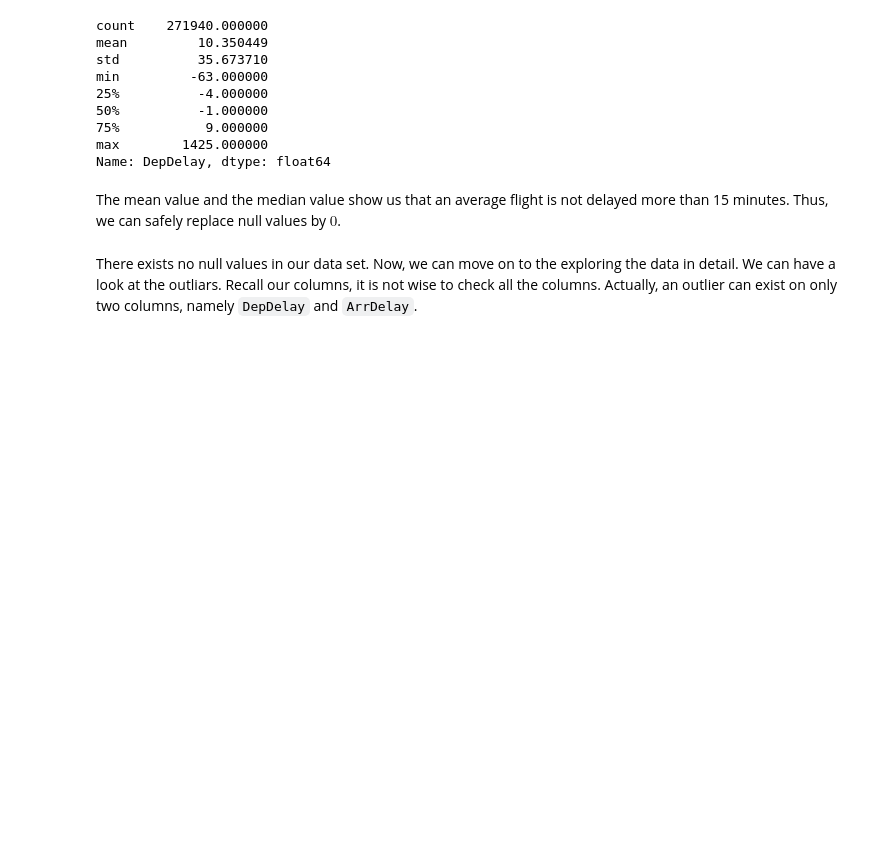
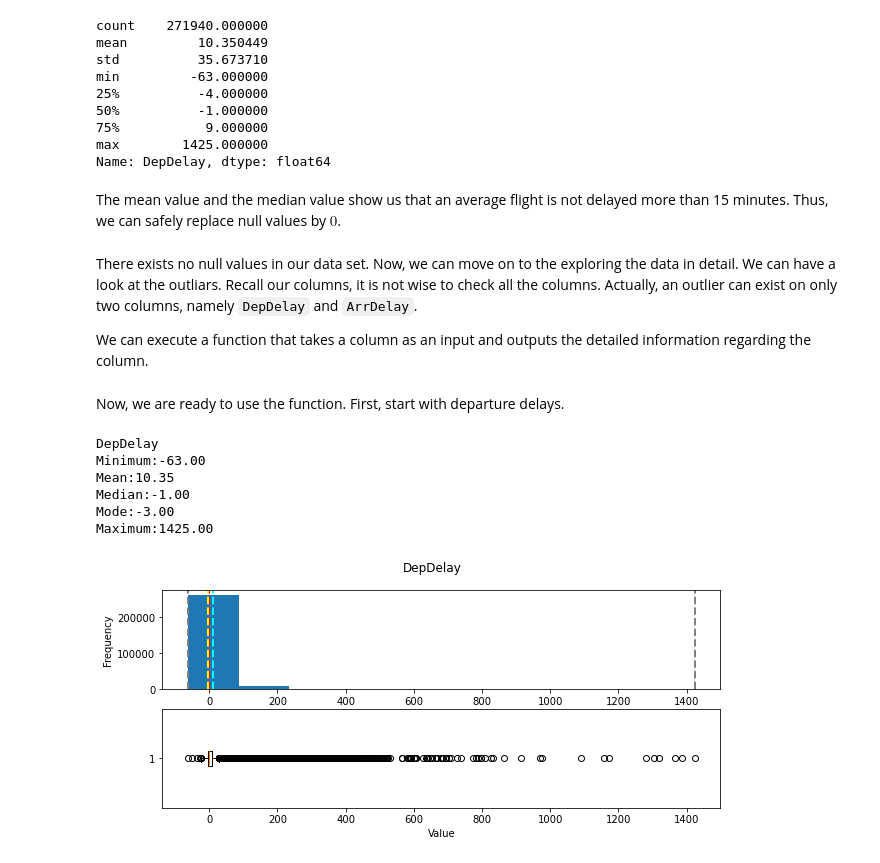
Before and after one commit to utkukrc/dataSciencePortfolio, a Jupyter notebook: flight_analysis.ipynb, the cells around one changed output. Cells and saved outputs as stored; diff of their text form; code cells hidden in the pictures; blank space fills up the shorter version.

Commit message:
Working on the flight data.

```diff
--- a/flight_analysis.ipynb
+++ b/flight_analysis.ipynb
@@ -115,3 +117,58 @@ The mean value and the median value show us that an average flight is not delaye
 flights.DepDel15 = flights.DepDel15.fillna(0)
 # %% [markdown]
 There exists no null values in our data set. Now, we can move on to the exploring the data in detail. We can have a look at the outliars. Recall our columns, it is not wise to check all the columns. Actually, an outlier can exist on only two columns, namely `DepDelay` and `ArrDelay`.
+
+We can execute a function that takes a column as an input and outputs the detailed information regarding the column.
+# %%
+# Function to show summary stats and distribution for a column
+def information(column):
+    from matplotlib import pyplot as plt
+
+    # Get the description of the column
+    min_val = column.min()
+    max_val = column.max()
+    mean_val = column.mean()
+    med_val = column.median()
+    mod_val = column.mode()[0]
+
+    print(column.name,'\nMinimum:{:.2f}\nMean:{:.2f}\nMedian:{:.2f}\nMode:{:.2f}\nMaximum:{:.2f}\n'.format(min_val,
+                                                                                                           mean_val,
+                                                                                                           med_val,
+                                                                                                           mod_val,
+                                                                                                           max_val))
+
+    # Create a figure for 2 subplots (2 rows, 1 column)
+    fig, ax = plt.subplots(2, 1, figsize = (10,4))
+
+    # Plot the histogram
+    ax[0].hist(column)
+    ax[0].set_ylabel('Frequency')
+
+    # Add lines for the mean, median, and mode
+    ax[0].axvline(x=min_val, color = 'gray', linestyle='dashed', linewidth = 2)
+    ax[0].axvline(x=mean_val, color = 'cyan', linestyle='dashed', linewidth = 2)
+    ax[0].axvline(x=med_val, color = 'red', linestyle='dashed', linewidth = 2)
+    ax[0].axvline(x=mod_val, color = 'yellow', linestyle='dashed', linewidth = 2)
+    ax[0].axvline(x=max_val, color = 'gray', linestyle='dashed', linewidth = 2)
+
+    # Plot the boxplot
+    ax[1].boxplot(column, vert=False)
+    ax[1].set_xlabel('Value')
+
+    # Add a title to the Figure
+    fig.suptitle(column.name)
+
+    # Show the figure
+    fig.show()
+# %% [markdown]
+Now, we are ready to use the function. First, start with departure delays.
+# %%
+information(flights['DepDelay'])
+# %% [output]
+DepDelay
+Minimum:-63.00
+Mean:10.35
+Median:-1.00
+Mode:-3.00
+Maximum:1425.00
+[figure, added]
```
Also changed, not shown: parts of 8 cells of this notebook.
